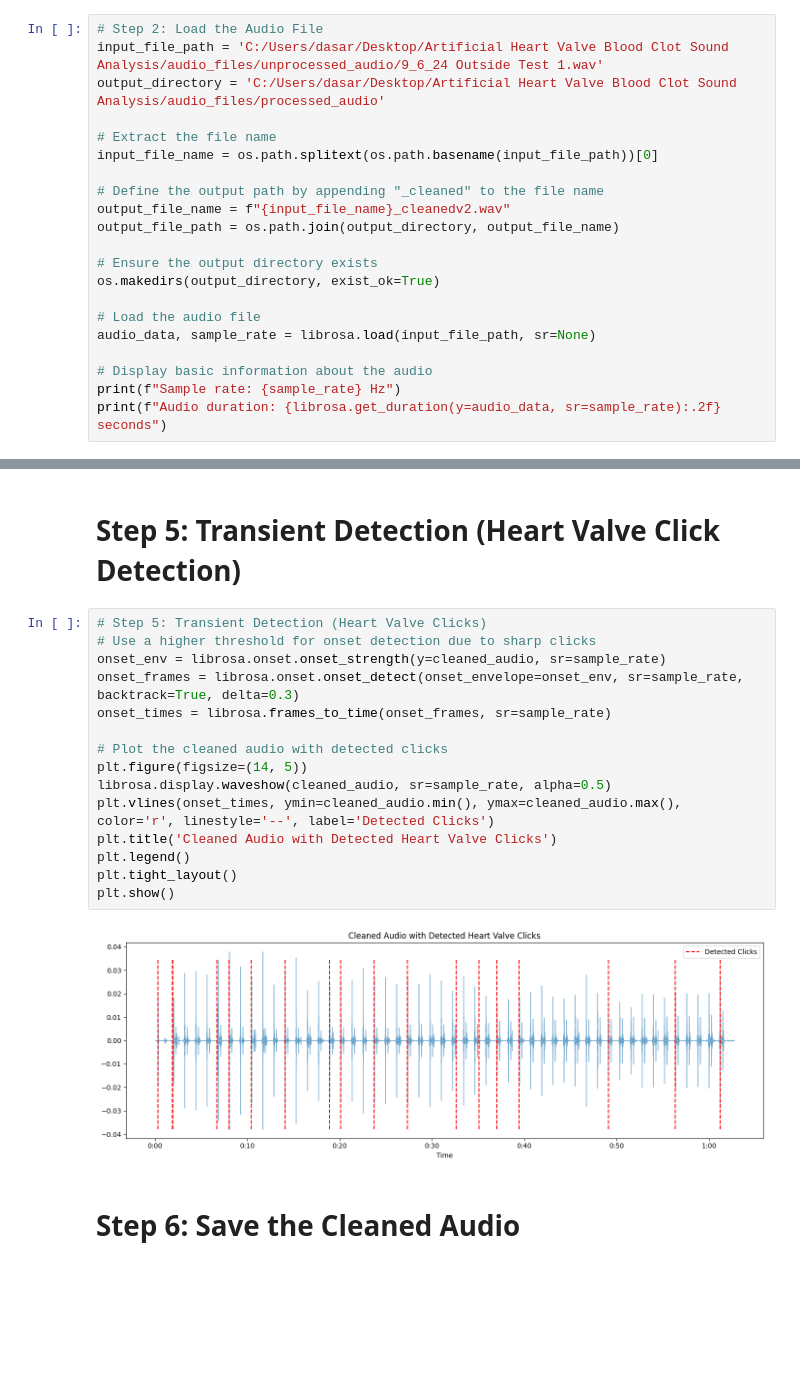
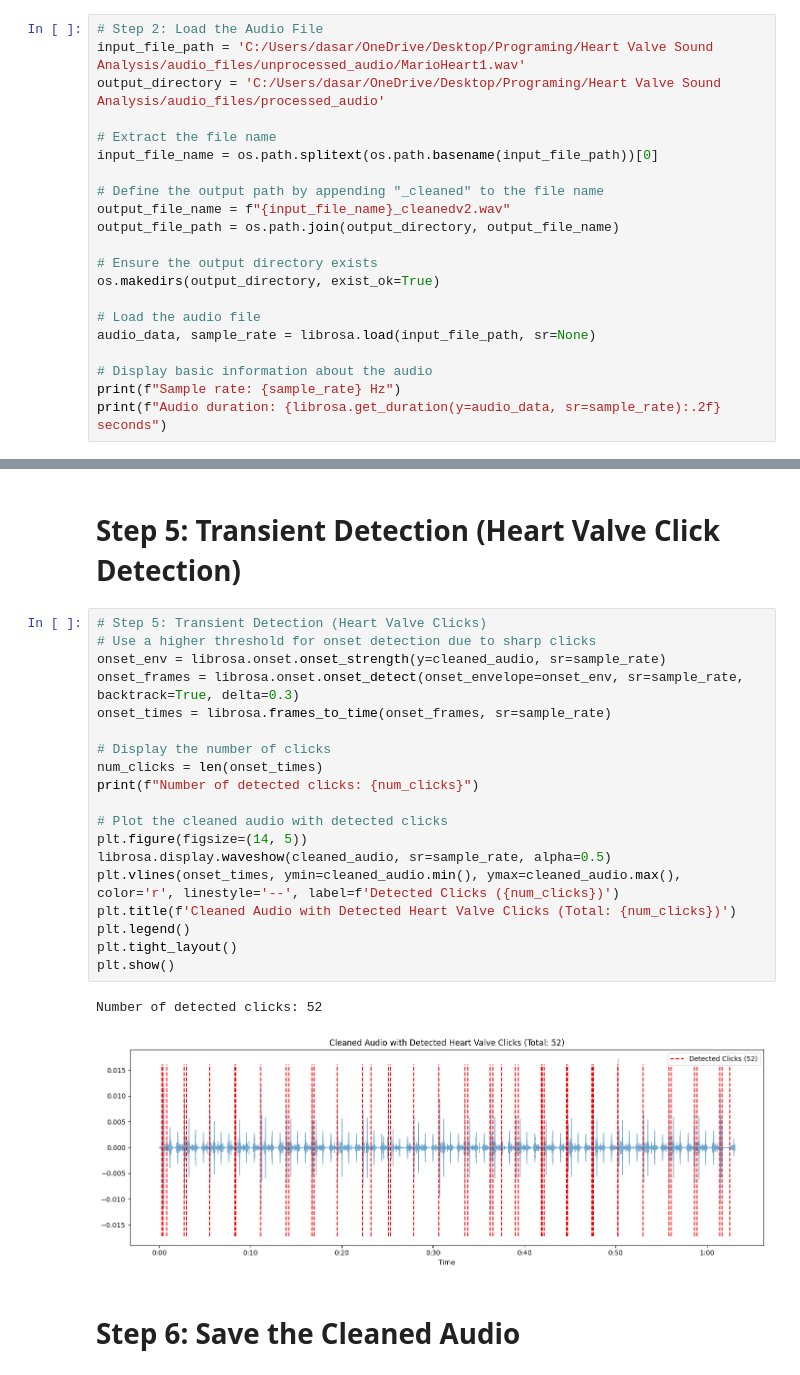
Before and after one commit to SantoshDasari-ai/Artificial-Heart-Valve-Blood-Clot-Sound-Analysis, a Jupyter notebook: sound_analysis_code/sound_isolation_v2.ipynb, the cells around one changed output, grey strips where cells are left out. Drawn from its saved outputs; the diff is of its cells as text; blank space fills up the shorter version.

```diff
--- a/sound_analysis_code/sound_isolation_v2.ipynb
+++ b/sound_analysis_code/sound_isolation_v2.ipynb
@@ -26,8 +26,8 @@ import noisereduce as nr
 ## Step 2: Load the Audio File
 # %%
 # Step 2: Load the Audio File
-input_file_path = 'C:/Users/dasar/Desktop/Artificial Heart Valve Blood Clot Sound Analysis/audio_files/unprocessed_audio/9_6_24 Outside Test 1.wav'
-output_directory = 'C:/Users/dasar/Desktop/Artificial Heart Valve Blood Clot Sound Analysis/audio_files/processed_audio'
+input_file_path = 'C:/Users/dasar/OneDrive/Desktop/Programing/Heart Valve Sound Analysis/audio_files/unprocessed_audio/MarioHeart1.wav'
+output_directory = 'C:/Users/dasar/OneDrive/Desktop/Programing/Heart Valve Sound Analysis/audio_files/processed_audio'
 
 # Extract the file name
 input_file_name = os.path.splitext(os.path.basename(input_file_path))[0]
@@ -109,20 +109,25 @@ plt.show()
 # %%
 # Step 5: Transient Detection (Heart Valve Clicks)
 # Use a higher threshold for onset detection due to sharp clicks
 onset_env = librosa.onset.onset_strength(y=cleaned_audio, sr=sample_rate)
 onset_frames = librosa.onset.onset_detect(onset_envelope=onset_env, sr=sample_rate, backtrack=True, delta=0.3)
 onset_times = librosa.frames_to_time(onset_frames, sr=sample_rate)
 
+# Display the number of clicks
+num_clicks = len(onset_times)
+print(f"Number of detected clicks: {num_clicks}")
+
 # Plot the cleaned audio with detected clicks
 plt.figure(figsize=(14, 5))
 librosa.display.waveshow(cleaned_audio, sr=sample_rate, alpha=0.5)
-plt.vlines(onset_times, ymin=cleaned_audio.min(), ymax=cleaned_audio.max(), color='r', linestyle='--', label='Detected Clicks')
-plt.title('Cleaned Audio with Detected Heart Valve Clicks')
+plt.vlines(onset_times, ymin=cleaned_audio.min(), ymax=cleaned_audio.max(), color='r', linestyle='--', label=f'Detected Clicks ({num_clicks})')
+plt.title(f'Cleaned Audio with Detected Heart Valve Clicks (Total: {num_clicks})')
 plt.legend()
 plt.tight_layout()
 plt.show()
 # %% [output]
+Number of detected clicks: 52
-[figure, old version]
+[figure, new version]
 # %% [markdown]
 # Step 6: Save the Cleaned Audio
 # %%
```
Also changed, not shown: parts of 4 cells of this notebook, 6 other files.
